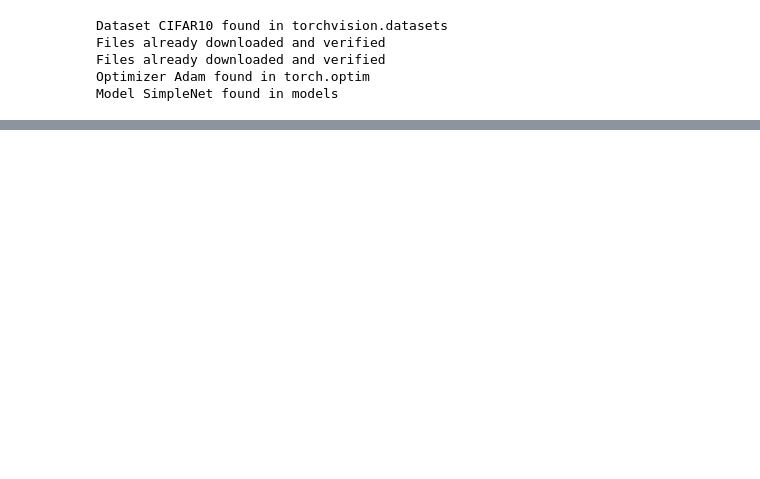
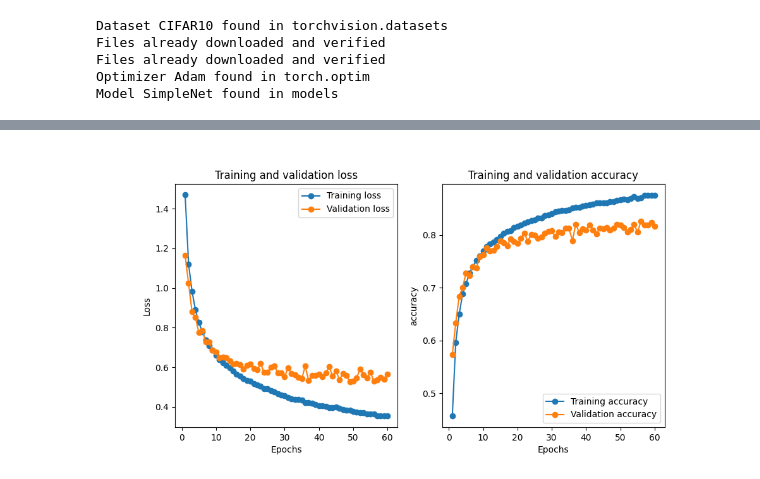
Before and after one commit to LouisCleriot/CNN-block-implementation, a Jupyter notebook: train.ipynb, the cells around one changed output, grey strips where cells are left out. Drawn from its saved outputs; the diff is of its cells as text; code cells hidden in the pictures; blank space fills up the shorter version.

```diff
--- a/train.ipynb
+++ b/train.ipynb
@@ -30,0 +31,6 @@ KeyboardInterrupt:
+# %%
+from IPython.display import Image
+
+Image('best.png')
+# %% [output]
+[figure, added]
```
Also changed, not shown: parts of 2 cells of this notebook.
